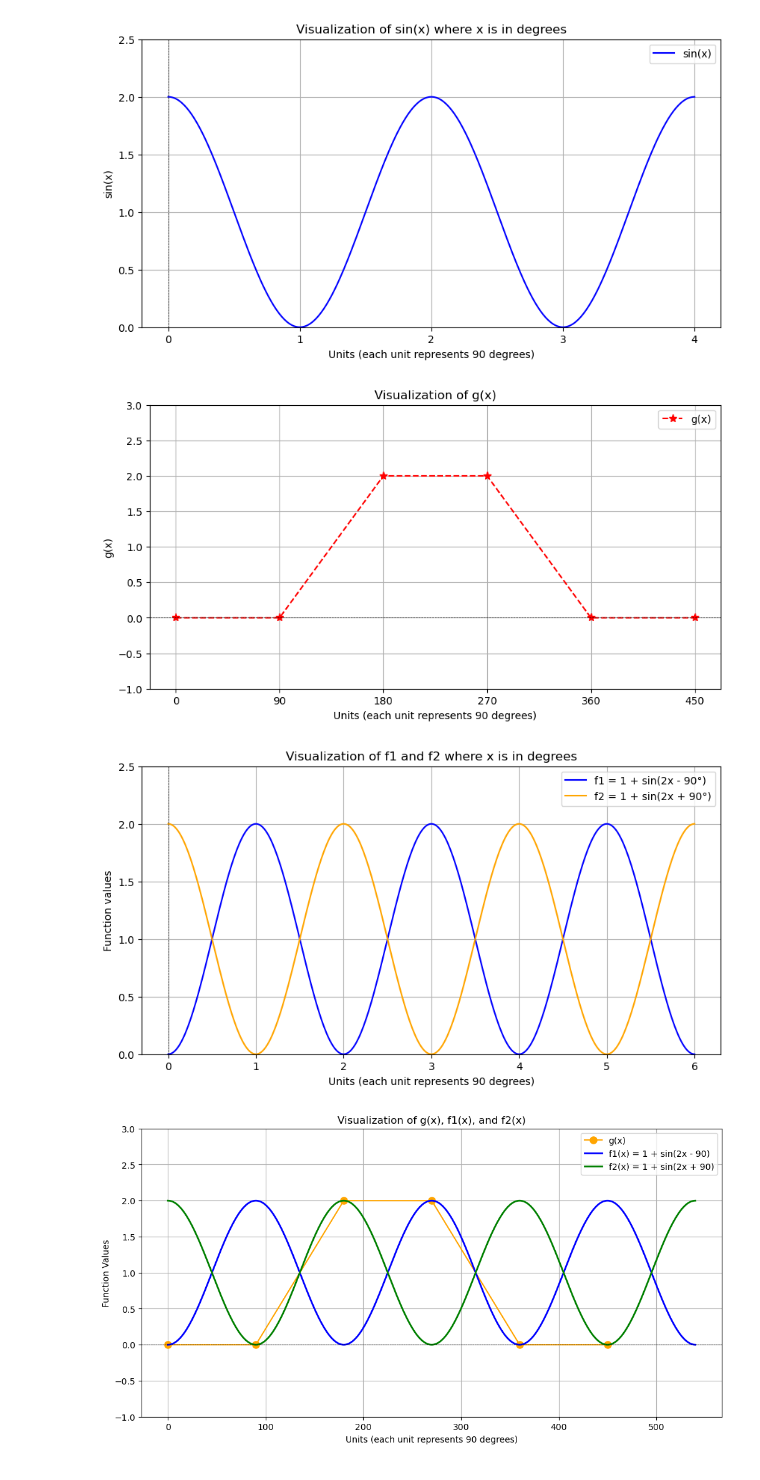
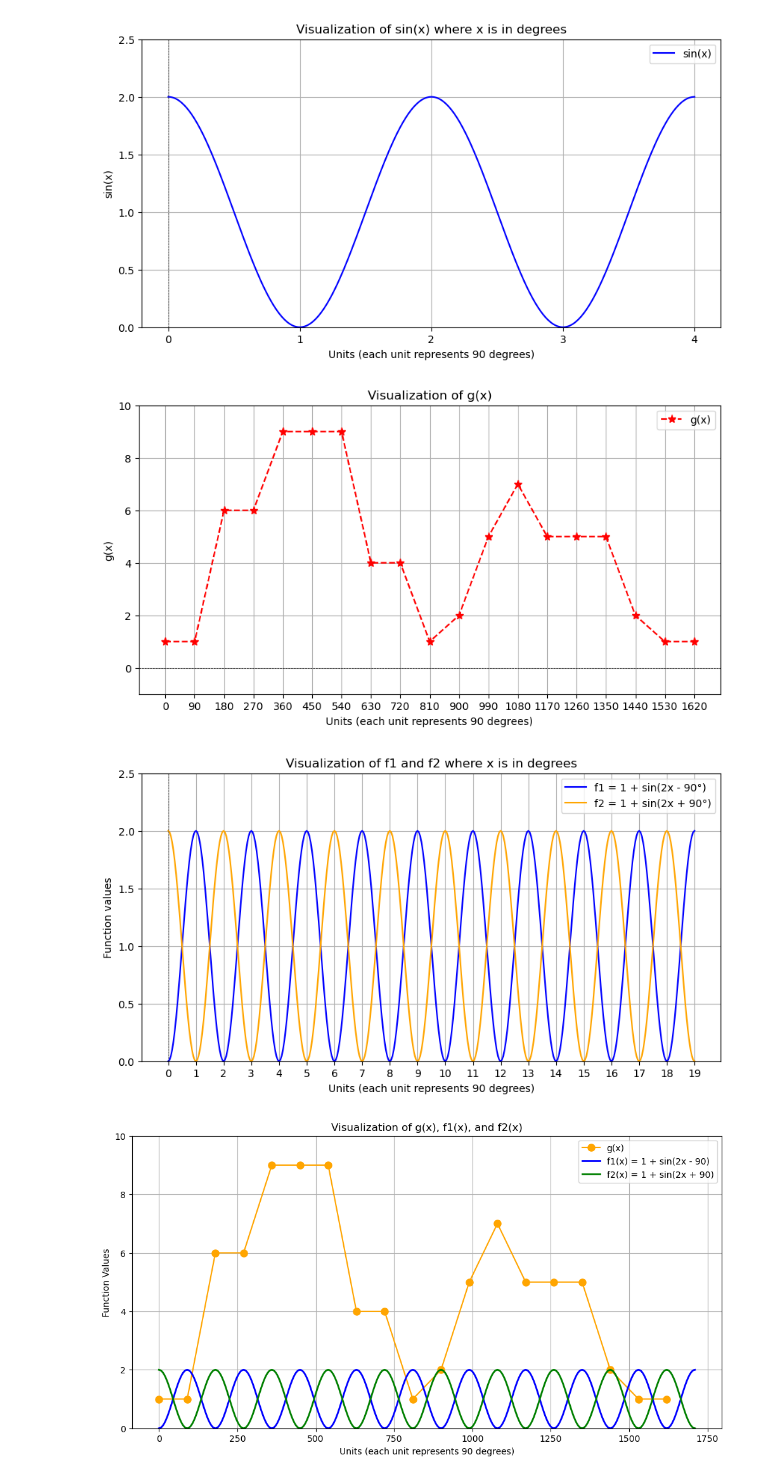
Before and after one commit to MojtabaMaleki02/FFT-2.0, a Jupyter notebook: v1.ipynb, the cells around one changed output. Saved outputs shown, nothing was run; the diff lists cells and outputs as text; code cells hidden in the pictures.

```diff
--- a/v1.ipynb
+++ b/v1.ipynb
@@ -66,14 +66,15 @@ plot_sin_degrees()
 # %% [output]
 [figure]
 # %%
-data = [0, 0, 2, 2, 0, 0]
+data = [1,1,6,6,9,9,9,4,4,1,2,5,7,5,5,5,2,1,1]
+#data = [1,3,1]
 def g(x):
     array = data
     return array[x]
 # %%
 def plot_g():
     # Define the range of x values (0 to 5) and scale to 90-degree increments
-    x = np.arange(0, 6) * 90  # Scale x to match the 90-degree unit increments
+    x = np.arange(0, len(data)) * 90  # Scale x to match the 90-degree unit increments
     y = [g(i // 90) for i in x]  # Calculate g(x) for each x value
 
     # Create the plot
@@ -90,14 +91,14 @@ def plot_g():
     plt.axhline(0, color='black', lw=0.5, ls='--')  # Add a horizontal line at y=0
     plt.grid()
 
-    plt.ylim(-1, 3)  # Set y-axis limits
+    plt.ylim(-1, 10)  # Set y-axis limits
     plt.legend()  # Add a legend
     plt.show()
 
 # Call the function to plot g(x)
 plot_g()
 # %% [output]
-[figure, old version]
+[figure, new version]
 # %%
 def plot_sin_degrees():
     # Define the range of x values in degrees
@@ -135,47 +136,46 @@ def plot_sin_degrees():
 # Call the function to plot both f1 and f2
 plot_sin_degrees()
 # %% [output]
-[figure, old version]
+[figure, new version]
 # %%
 # Function to visualize g(x), f1(x), and f2(x)
 def plot_functions():
     # Define the range of x values for g(x) and scale to match 90-degree units
-    x_g = np.arange(0, 6) * 90  # Scale x_g by 90 to match the scale of f1 and f2
+    x_g = np.arange(0, len(data)) * 90  # Scale x_g by 90 to match the scale of f1 and f2
     y_g = [g(i // 90) for i in x_g]  # Calculate g(x) for each x
 
     # Define the range of x values for f1(x) and f2(x)
+    # Calculate f1(x) and f2(x)
     x_f = np.linspace(0, len(data) * 90, 400)  # x values from 0 to 360 degrees
-
-    # Calculate f1(x) and f2(x)
     f1 = 1 + f(2 * x_f - 90)  # f1(x) = 1 + sin(2x - 90)
     f2 = 1 + f(2 * x_f + 90)  # f2(x) = 1 + sin(2x + 90)
 
     # Create the plot
     plt.figure(figsize=(12, 6))
 
     # Plot g(x) (scaled by 90 degrees)
     plt.plot(x_g, y_g, marker='o', linestyle='-', color='orange', label='g(x)', markersize=8)
 
     # Plot f1(x)
     plt.plot(x_f, f1, color='blue', label='f1(x) = 1 + sin(2x - 90)', linewidth=2)
 
     # Plot f2(x)
     plt.plot(x_f, f2, color='green', label='f2(x) = 1 + sin(2x + 90)', linewidth=2)
 
     # Customize the plot
     plt.title('Visualization of g(x), f1(x), and f2(x)')
     plt.xlabel('Units (each unit represents 90 degrees)')
     plt.ylabel('Function Values')
     plt.axhline(0, color='black', lw=0.5, ls='--')  # Horizontal line at y=0
     plt.grid()
     plt.legend()  # Add a legend
-    plt.ylim(-1, 3)  # Set y-axis limits
+    plt.ylim(min(data)-1, max(data)+1)  # Set y-axis limits
     plt.show()
 
 # Call the function to plot g(x), f1(x), and f2(x)
 plot_functions()
 # %% [output]
-[figure, old version]
+[figure, new version]
 # %%
 x_g = np.arange(0, len(data)) * 90
 y_g = [g(i // 90) for i in x_g]
```
Also changed, not shown: parts of 3 cells of this notebook.
